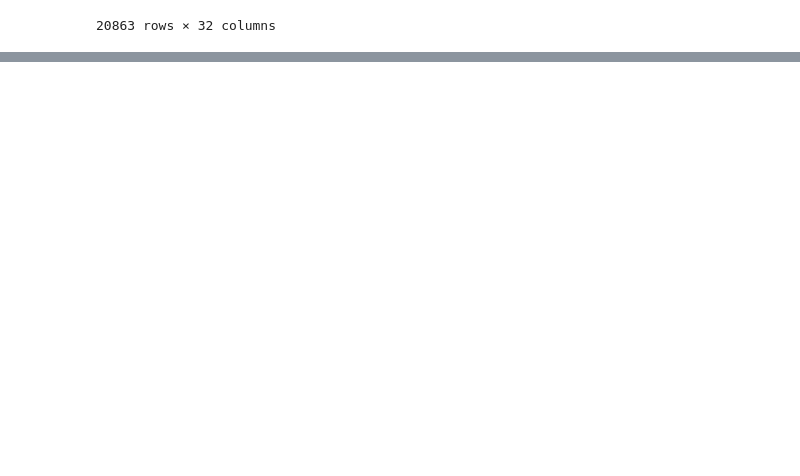
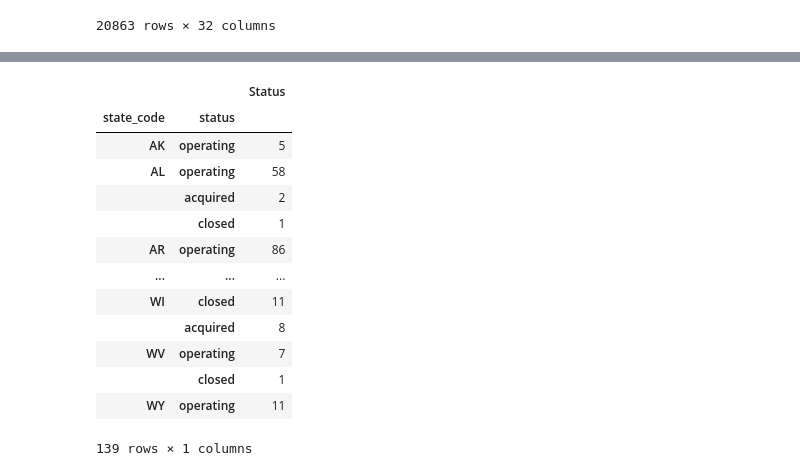
Before and after one commit to tdoanUNCG/etl-project, a Jupyter notebook: lorelle.ipynb, the cells around one changed output, grey strips where cells are left out. Drawn from its saved outputs; the diff is of its cells as text; code cells hidden in the pictures; blank space fills up the shorter version.

```diff
--- a/lorelle.ipynb
+++ b/lorelle.ipynb
@@ -158,0 +171,21 @@ investment_income
+# %%
+# groupby state
+groupby_state = investment_income.groupby(['state_code'])
+status_state = groupby_state['status'].value_counts()
+status_state = pd.DataFrame({'Status':status_state})
+status_state
+# %% [output]
+|  |  | Status |
+| state_code | status |  |
+| AK | operating | 5 |
+| AL | operating | 58 |
+|  | acquired | 2 |
+|  | closed | 1 |
+| AR | operating | 86 |
+| ... | ... | ... |
+| WI | closed | 11 |
+|  | acquired | 8 |
+| WV | operating | 7 |
+|  | closed | 1 |
+| WY | operating | 11 |
+139 rows × 1 columns
```
Also changed, not shown: parts of 3 cells of this notebook.
